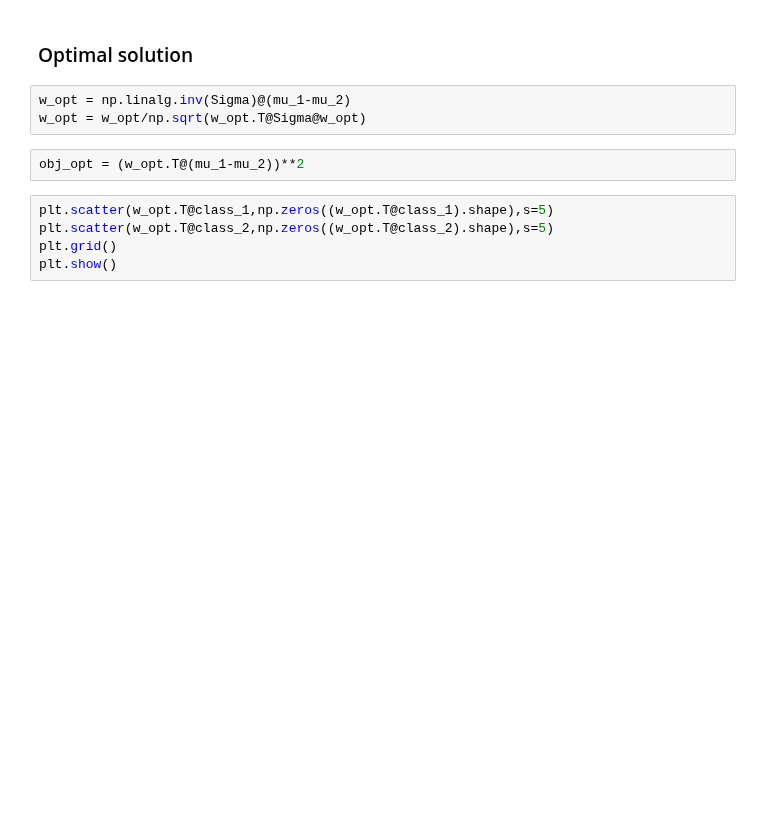
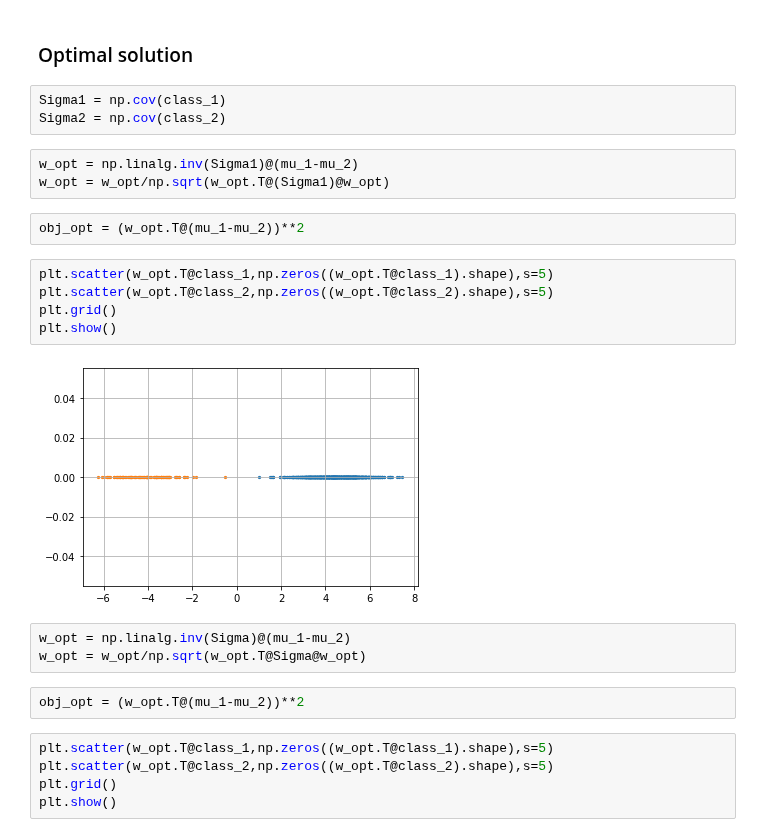
Before and after one commit to flatironinstitute/bio-lda, a Jupyter notebook: sparse_lda_paper.ipynb, the cells around one changed output. Saved outputs shown, nothing was run; the diff lists cells and outputs as text; blank space fills up the shorter version.

```diff
--- a/sparse_lda_paper.ipynb
+++ b/sparse_lda_paper.ipynb
@@ -42,5 +89,20 @@ plt.show()
 # %% [markdown]
 ### Optimal solution
+# %%
+Sigma1 = np.cov(class_1)
+Sigma2 = np.cov(class_2)
+# %%
+w_opt = np.linalg.inv(Sigma1)@(mu_1-mu_2)
+w_opt = w_opt/np.sqrt(w_opt.T@(Sigma1)@w_opt)
+# %%
+obj_opt = (w_opt.T@(mu_1-mu_2))**2
+# %%
+plt.scatter(w_opt.T@class_1,np.zeros((w_opt.T@class_1).shape),s=5)
+plt.scatter(w_opt.T@class_2,np.zeros((w_opt.T@class_2).shape),s=5)
+plt.grid()
+plt.show()
+# %% [output]
+[figure, added]
 # %%
 w_opt = np.linalg.inv(Sigma)@(mu_1-mu_2)
 w_opt = w_opt/np.sqrt(w_opt.T@Sigma@w_opt)
```
Also changed, not shown: parts of 12 cells of this notebook, 1 other file.
